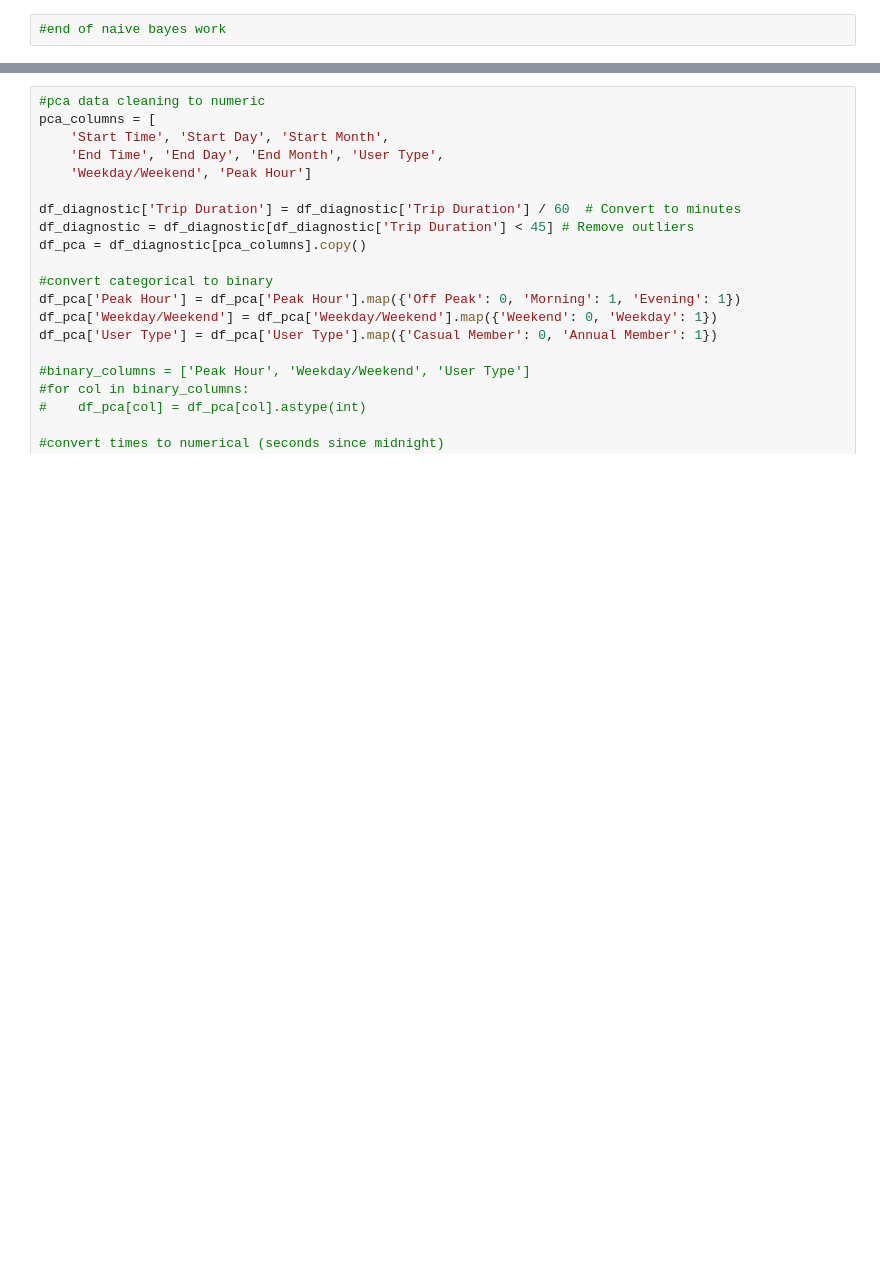
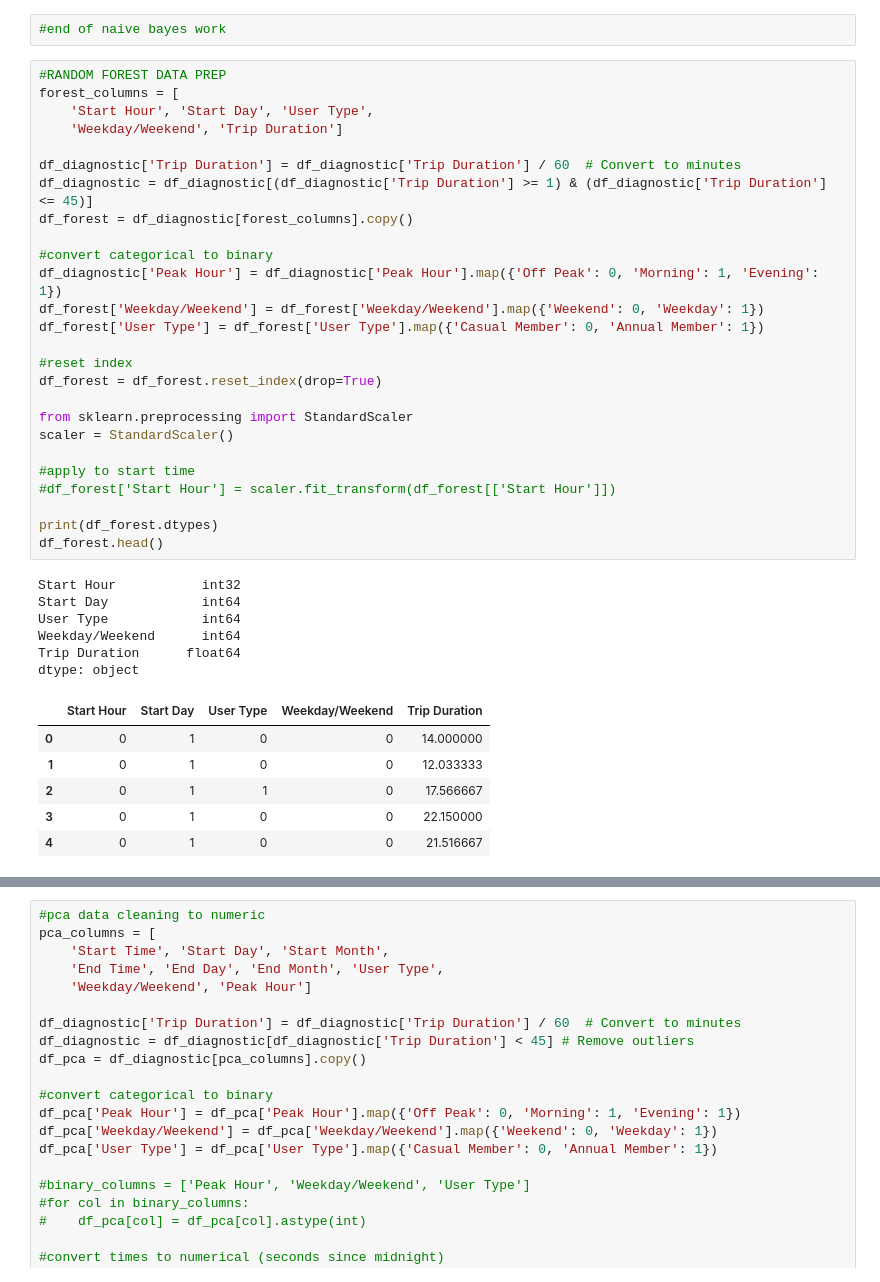
Before and after one commit to ziadharmanani/INF1340-Ridership-Analysis, a Jupyter notebook: rideshare_cleaning.ipynb, the cells around one changed output, grey strips where cells are left out. Drawn from its saved outputs; the diff is of its cells as text; blank space fills up the shorter version.

Commit message:
random forest

```diff
--- a/rideshare_cleaning.ipynb
+++ b/rideshare_cleaning.ipynb
@@ -910,2 +895,41 @@ disp.plot(cmap = 'Blues')
 # %%
 #end of naive bayes work
+# %%
+#RANDOM FOREST DATA PREP
+forest_columns = [
+    'Start Hour', 'Start Day', 'User Type',
+    'Weekday/Weekend', 'Trip Duration']
+
+df_diagnostic['Trip Duration'] = df_diagnostic['Trip Duration'] / 60  # Convert to minutes
+df_diagnostic = df_diagnostic[(df_diagnostic['Trip Duration'] >= 1) & (df_diagnostic['Trip Duration'] <= 45)]
+df_forest = df_diagnostic[forest_columns].copy()
+
+#convert categorical to binary
+df_diagnostic['Peak Hour'] = df_diagnostic['Peak Hour'].map({'Off Peak': 0, 'Morning': 1, 'Evening': 1})
+df_forest['Weekday/Weekend'] = df_forest['Weekday/Weekend'].map({'Weekend': 0, 'Weekday': 1})
+df_forest['User Type'] = df_forest['User Type'].map({'Casual Member': 0, 'Annual Member': 1})
+
+#reset index
+df_forest = df_forest.reset_index(drop=True)
+
+from sklearn.preprocessing import StandardScaler
+scaler = StandardScaler()
+
+#apply to start time
+#df_forest['Start Hour'] = scaler.fit_transform(df_forest[['Start Hour']])
+
+print(df_forest.dtypes)
+df_forest.head()
+# %% [output]
+Start Hour           int32
+Start Day            int64
+User Type            int64
+Weekday/Weekend      int64
+Trip Duration      float64
+dtype: object
+|  | Start Hour | Start Day | User Type | Weekday/Weekend | Trip Duration |
+| 0 | 0 | 1 | 0 | 0 | 14.000000 |
+| 1 | 0 | 1 | 0 | 0 | 12.033333 |
+| 2 | 0 | 1 | 1 | 0 | 17.566667 |
+| 3 | 0 | 1 | 0 | 0 | 22.150000 |
+| 4 | 0 | 1 | 0 | 0 | 21.516667 |
```
Also changed, not shown: parts of 9 cells of this notebook.
